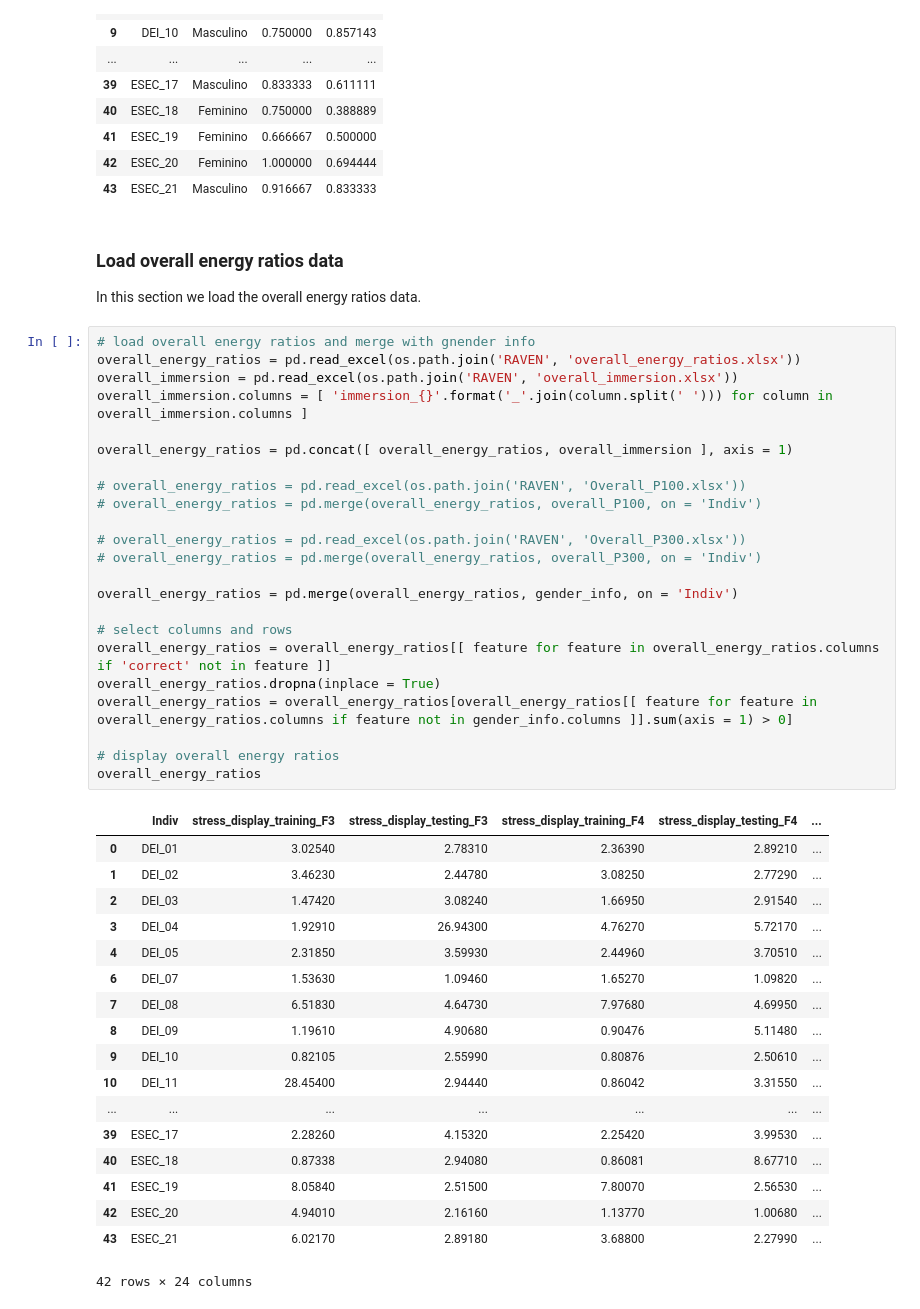
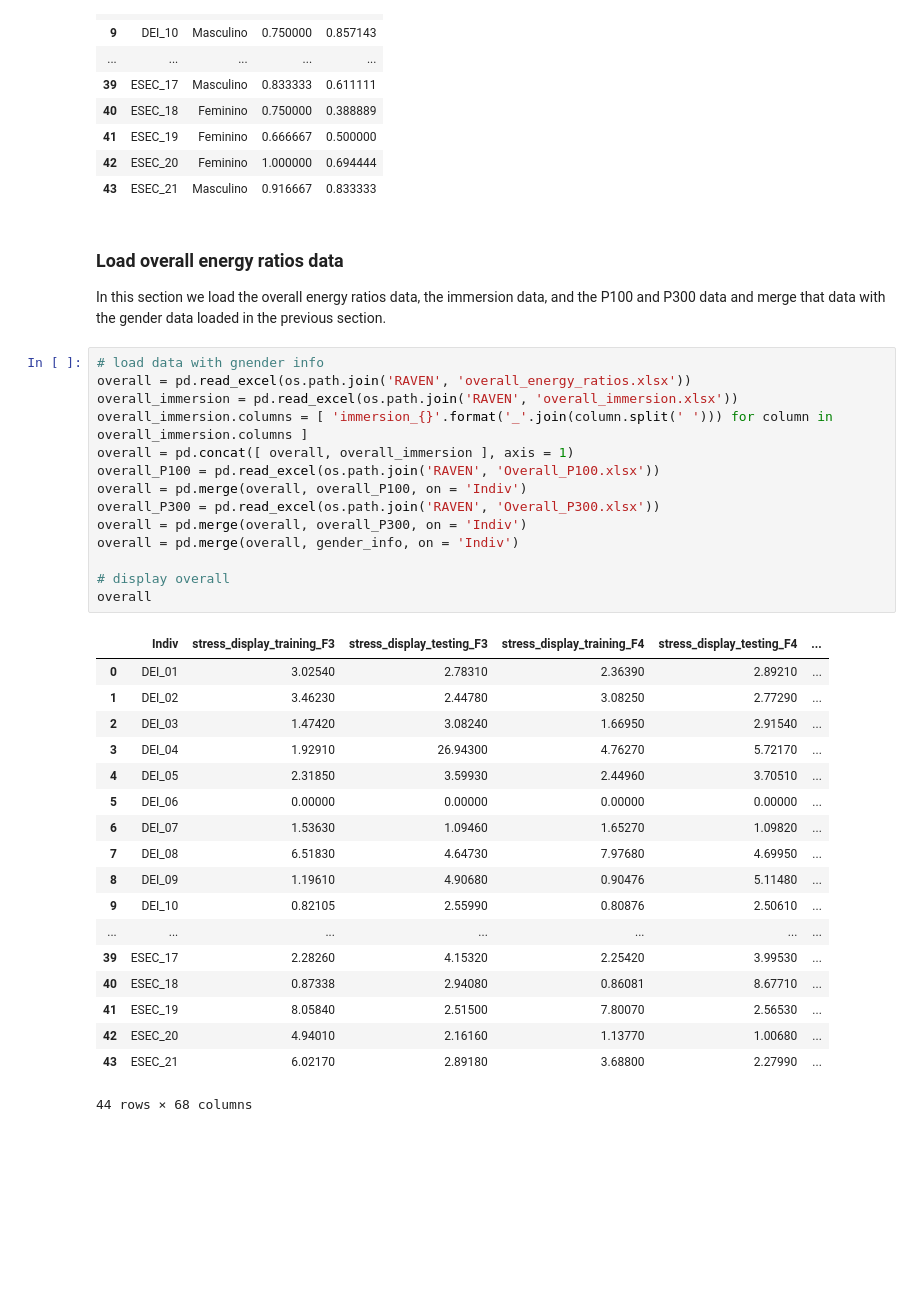
Before and after one commit to lengors/ua-repository, a Jupyter notebook: ED/TP2/TP2.ipynb, the cells around one changed output. Cells and saved outputs as stored; diff of their text form; blank space fills up the shorter version.

```diff
--- a/ED/TP2/TP2.ipynb
+++ b/ED/TP2/TP2.ipynb
@@ -57,46 +105,37 @@ gender_info
 
 ### Load overall energy ratios data
 
-In this section we load the overall energy ratios data.
+In this section we load the overall energy ratios data, the immersion data, and the P100 and P300 data and merge that data with the gender data loaded in the previous section.
 # %%
-# load overall energy ratios and merge with gnender info
-overall_energy_ratios = pd.read_excel(os.path.join('RAVEN', 'overall_energy_ratios.xlsx'))
+# load data with gnender info
+overall = pd.read_excel(os.path.join('RAVEN', 'overall_energy_ratios.xlsx'))
 overall_immersion = pd.read_excel(os.path.join('RAVEN', 'overall_immersion.xlsx'))
 overall_immersion.columns = [ 'immersion_{}'.format('_'.join(column.split(' '))) for column in overall_immersion.columns ]
+overall = pd.concat([ overall, overall_immersion ], axis = 1)
+overall_P100 = pd.read_excel(os.path.join('RAVEN', 'Overall_P100.xlsx'))
+overall = pd.merge(overall, overall_P100, on = 'Indiv')
+overall_P300 = pd.read_excel(os.path.join('RAVEN', 'Overall_P300.xlsx'))
+overall = pd.merge(overall, overall_P300, on = 'Indiv')
+overall = pd.merge(overall, gender_info, on = 'Indiv')
 
-overall_energy_ratios = pd.concat([ overall_energy_ratios, overall_immersion ], axis = 1)
-
-# overall_energy_ratios = pd.read_excel(os.path.join('RAVEN', 'Overall_P100.xlsx'))
-# overall_energy_ratios = pd.merge(overall_energy_ratios, overall_P100, on = 'Indiv')
-
-# overall_energy_ratios = pd.read_excel(os.path.join('RAVEN', 'Overall_P300.xlsx'))
-# overall_energy_ratios = pd.merge(overall_energy_ratios, overall_P300, on = 'Indiv')
-
-overall_energy_ratios = pd.merge(overall_energy_ratios, gender_info, on = 'Indiv')
-
-# select columns and rows
-overall_energy_ratios = overall_energy_ratios[[ feature for feature in overall_energy_ratios.columns if 'correct' not in feature ]]
-overall_energy_ratios.dropna(inplace = True)
-overall_energy_ratios = overall_energy_ratios[overall_energy_ratios[[ feature for feature in overall_energy_ratios.columns if feature not in gender_info.columns ]].sum(axis = 1) > 0]
-
-# display overall energy ratios
-overall_energy_ratios
+# display overall
+overall
 # %% [output]
 |  | Indiv | stress_display_training_F3 | stress_display_testing_F3 | stress_display_training_F4 | stress_display_testing_F4 | ... |
 | 0 | DEI_01 | 3.02540 | 2.78310 | 2.36390 | 2.89210 | ... |
 | 1 | DEI_02 | 3.46230 | 2.44780 | 3.08250 | 2.77290 | ... |
 | 2 | DEI_03 | 1.47420 | 3.08240 | 1.66950 | 2.91540 | ... |
 | 3 | DEI_04 | 1.92910 | 26.94300 | 4.76270 | 5.72170 | ... |
 | 4 | DEI_05 | 2.31850 | 3.59930 | 2.44960 | 3.70510 | ... |
+| 5 | DEI_06 | 0.00000 | 0.00000 | 0.00000 | 0.00000 | ... |
 | 6 | DEI_07 | 1.53630 | 1.09460 | 1.65270 | 1.09820 | ... |
 | 7 | DEI_08 | 6.51830 | 4.64730 | 7.97680 | 4.69950 | ... |
 | 8 | DEI_09 | 1.19610 | 4.90680 | 0.90476 | 5.11480 | ... |
 | 9 | DEI_10 | 0.82105 | 2.55990 | 0.80876 | 2.50610 | ... |
-| 10 | DEI_11 | 28.45400 | 2.94440 | 0.86042 | 3.31550 | ... |
 | ... | ... | ... | ... | ... | ... | ... |
 | 39 | ESEC_17 | 2.28260 | 4.15320 | 2.25420 | 3.99530 | ... |
 | 40 | ESEC_18 | 0.87338 | 2.94080 | 0.86081 | 8.67710 | ... |
 | 41 | ESEC_19 | 8.05840 | 2.51500 | 7.80070 | 2.56530 | ... |
 | 42 | ESEC_20 | 4.94010 | 2.16160 | 1.13770 | 1.00680 | ... |
 | 43 | ESEC_21 | 6.02170 | 2.89180 | 3.68800 | 2.27990 | ... |
-42 rows × 24 columns
+44 rows × 68 columns
```
Also changed, not shown: parts of 31 cells of this notebook, 15 other files.
